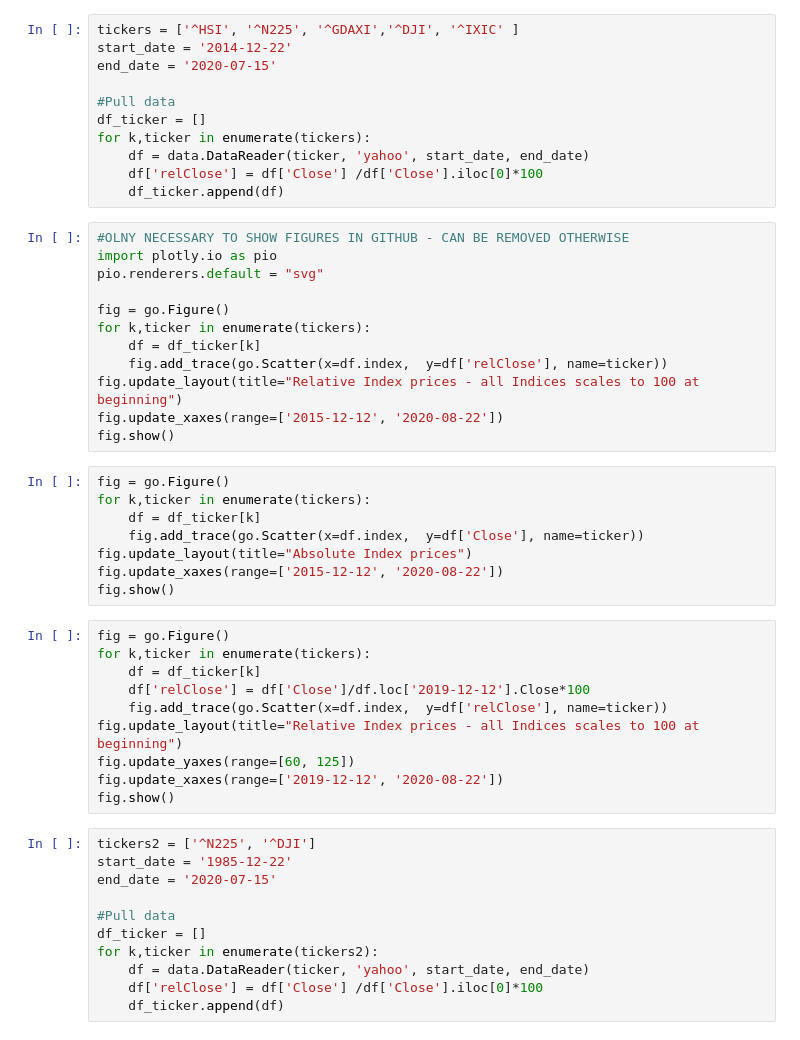
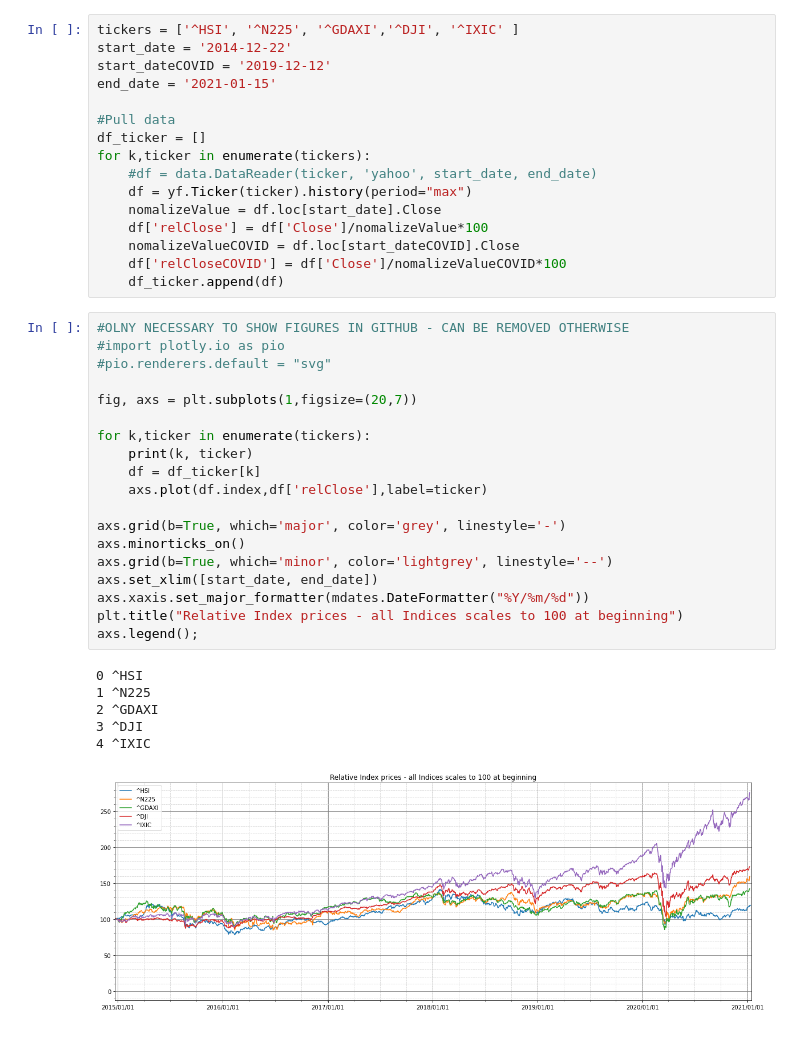
Before and after one commit to cthierfelder/IndexWatcher, a Jupyter notebook: IndexWatcher.ipynb, the cells around one changed output. Saved outputs shown, nothing was run; the diff lists cells and outputs as text.

```diff
--- a/IndexWatcher.ipynb
+++ b/IndexWatcher.ipynb
@@ -12,52 +15,42 @@ import matplotlib.pyplot as plt
 # %%
 tickers = ['^HSI', '^N225', '^GDAXI','^DJI', '^IXIC' ]
 start_date = '2014-12-22'
-end_date = '2020-07-15'
+start_dateCOVID = '2019-12-12'
+end_date = '2021-01-15'
 
 #Pull data
 df_ticker = []
 for k,ticker in enumerate(tickers):
-    df = data.DataReader(ticker, 'yahoo', start_date, end_date)
-    df['relClose'] = df['Close'] /df['Close'].iloc[0]*100
+    #df = data.DataReader(ticker, 'yahoo', start_date, end_date)
+    df = yf.Ticker(ticker).history(period="max")
+    nomalizeValue = df.loc[start_date].Close
+    df['relClose'] = df['Close']/nomalizeValue*100
+    nomalizeValueCOVID = df.loc[start_dateCOVID].Close
+    df['relCloseCOVID'] = df['Close']/nomalizeValueCOVID*100
     df_ticker.append(df)
 # %%
 #OLNY NECESSARY TO SHOW FIGURES IN GITHUB - CAN BE REMOVED OTHERWISE
-import plotly.io as pio
-pio.renderers.default = "svg"
+#import plotly.io as pio
+#pio.renderers.default = "svg"
 
-fig = go.Figure()
+fig, axs = plt.subplots(1,figsize=(20,7))
+
 for k,ticker in enumerate(tickers):
+    print(k, ticker)
     df = df_ticker[k]
-    fig.add_trace(go.Scatter(x=df.index,  y=df['relClose'], name=ticker))
-fig.update_layout(title="Relative Index prices - all Indices scales to 100 at beginning")
-fig.update_xaxes(range=['2015-12-12', '2020-08-22'])
-fig.show()
+    axs.plot(df.index,df['relClose'],label=ticker)
+
+axs.grid(b=True, which='major', color='grey', linestyle='-')
+axs.minorticks_on()
+axs.grid(b=True, which='minor', color='lightgrey', linestyle='--')
+axs.set_xlim([start_date, end_date])
+axs.xaxis.set_major_formatter(mdates.DateFormatter("%Y/%m/%d"))
+plt.title("Relative Index prices - all Indices scales to 100 at beginning")
+axs.legend();
+# %% [output]
+0 ^HSI
+1 ^N225
+2 ^GDAXI
+3 ^DJI
+4 ^IXIC
+[figure, added]
-# %%
-fig = go.Figure()
-for k,ticker in enumerate(tickers):
-    df = df_ticker[k]
-    fig.add_trace(go.Scatter(x=df.index,  y=df['Close'], name=ticker))
-fig.update_layout(title="Absolute Index prices")
-fig.update_xaxes(range=['2015-12-12', '2020-08-22'])
-fig.show()
-# %%
-fig = go.Figure()
-for k,ticker in enumerate(tickers):
-    df = df_ticker[k]
-    df['relClose'] = df['Close']/df.loc['2019-12-12'].Close*100
-    fig.add_trace(go.Scatter(x=df.index,  y=df['relClose'], name=ticker))
-fig.update_layout(title="Relative Index prices - all Indices scales to 100 at beginning")
-fig.update_yaxes(range=[60, 125])
-fig.update_xaxes(range=['2019-12-12', '2020-08-22'])
-fig.show()
-# %%
-tickers2 = ['^N225', '^DJI']
-start_date = '1985-12-22'
-end_date = '2020-07-15'
-
-#Pull data
-df_ticker = []
-for k,ticker in enumerate(tickers2):
-    df = data.DataReader(ticker, 'yahoo', start_date, end_date)
-    df['relClose'] = df['Close'] /df['Close'].iloc[0]*100
-    df_ticker.append(df)
```
Also changed, not shown: parts of 5 cells of this notebook.
